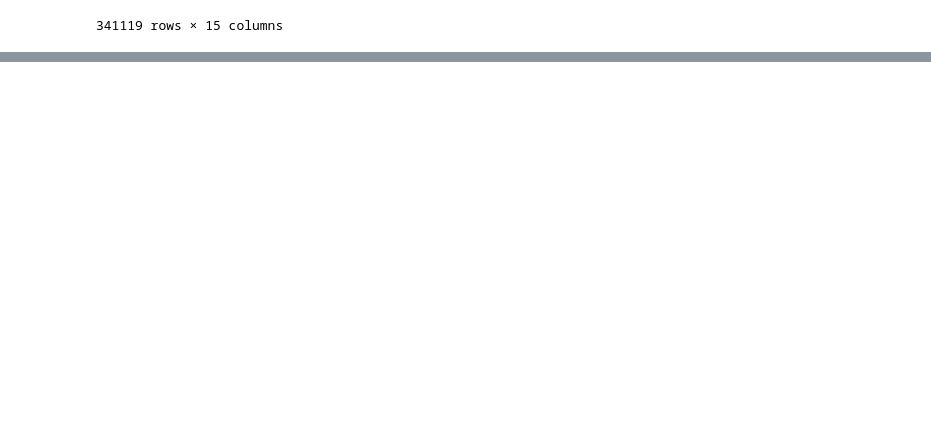
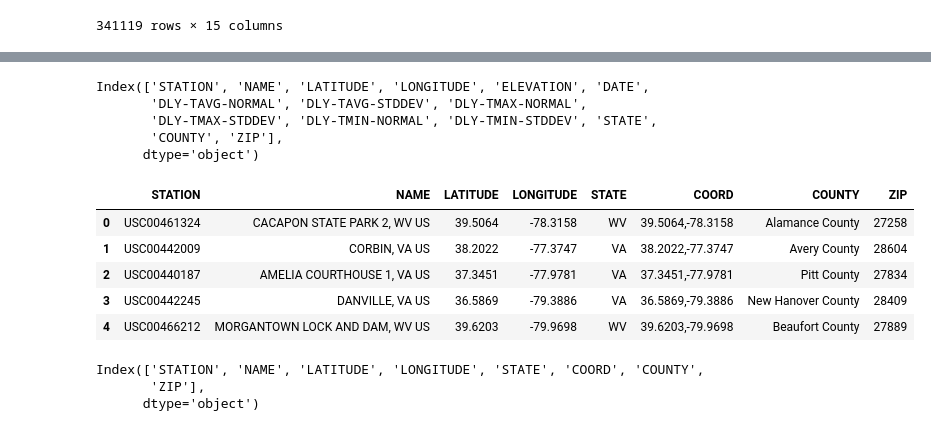
Before and after one commit to rebekahcallkacz/interactive-daily-normals, a Jupyter notebook: data_prep/data_cleaning.ipynb, the cells around one changed output, grey strips where cells are left out. Cells and saved outputs as stored; diff of their text form; code cells hidden in the pictures; blank space fills up the shorter version.

```diff
--- a/data_prep/data_cleaning.ipynb
+++ b/data_prep/data_cleaning.ipynb
@@ -466,0 +479,24 @@ df_clean_3.to_csv('se-weather-cleaned.csv', index=False)
+# %%
+weather.columns
+# %% [output]
+Index(['STATION', 'NAME', 'LATITUDE', 'LONGITUDE', 'ELEVATION', 'DATE',
+       'DLY-TAVG-NORMAL', 'DLY-TAVG-STDDEV', 'DLY-TMAX-NORMAL',
+       'DLY-TMAX-STDDEV', 'DLY-TMIN-NORMAL', 'DLY-TMIN-STDDEV', 'STATE',
+       'COUNTY', 'ZIP'],
+      dtype='object')
+# %%
+stations = pd.read_csv("../data/stations-metadata.csv")
+stations.head()
+# %% [output]
+|  | STATION | NAME | LATITUDE | LONGITUDE | STATE | COORD | COUNTY | ZIP |
+| 0 | USC00461324 | CACAPON STATE PARK 2, WV US | 39.5064 | -78.3158 | WV | 39.5064,-78.3158 | Alamance County | 27258 |
+| 1 | USC00442009 | CORBIN, VA US | 38.2022 | -77.3747 | VA | 38.2022,-77.3747 | Avery County | 28604 |
+| 2 | USC00440187 | AMELIA COURTHOUSE 1, VA US | 37.3451 | -77.9781 | VA | 37.3451,-77.9781 | Pitt County | 27834 |
+| 3 | USC00442245 | DANVILLE, VA US | 36.5869 | -79.3886 | VA | 36.5869,-79.3886 | New Hanover County | 28409 |
+| 4 | USC00466212 | MORGANTOWN LOCK AND DAM, WV US | 39.6203 | -79.9698 | WV | 39.6203,-79.9698 | Beaufort County | 27889 |
+# %%
+stations.columns
+# %% [output]
+Index(['STATION', 'NAME', 'LATITUDE', 'LONGITUDE', 'STATE', 'COORD', 'COUNTY',
+       'ZIP'],
+      dtype='object')
```
Also changed, not shown: parts of 7 cells of this notebook, 1 other file.
